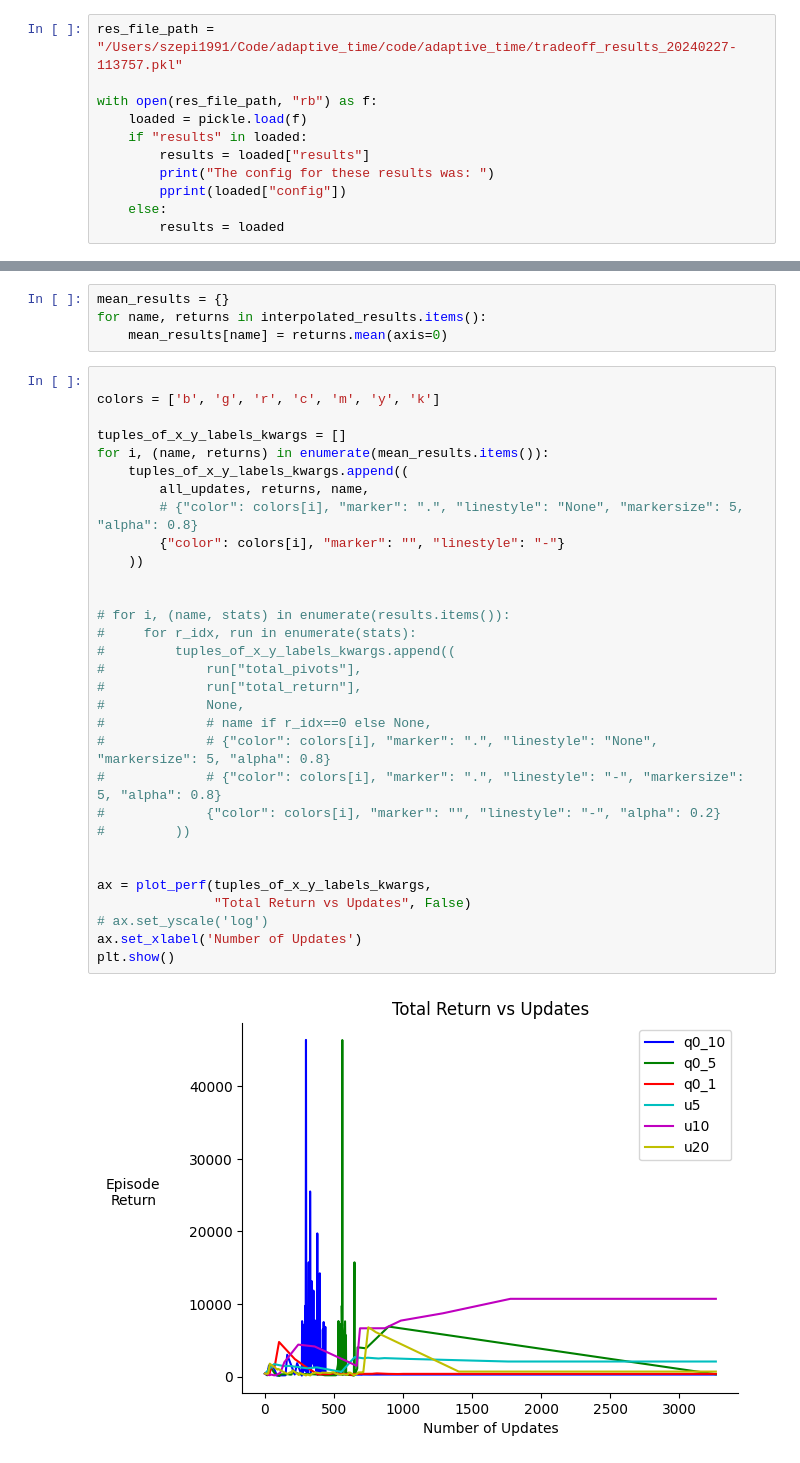
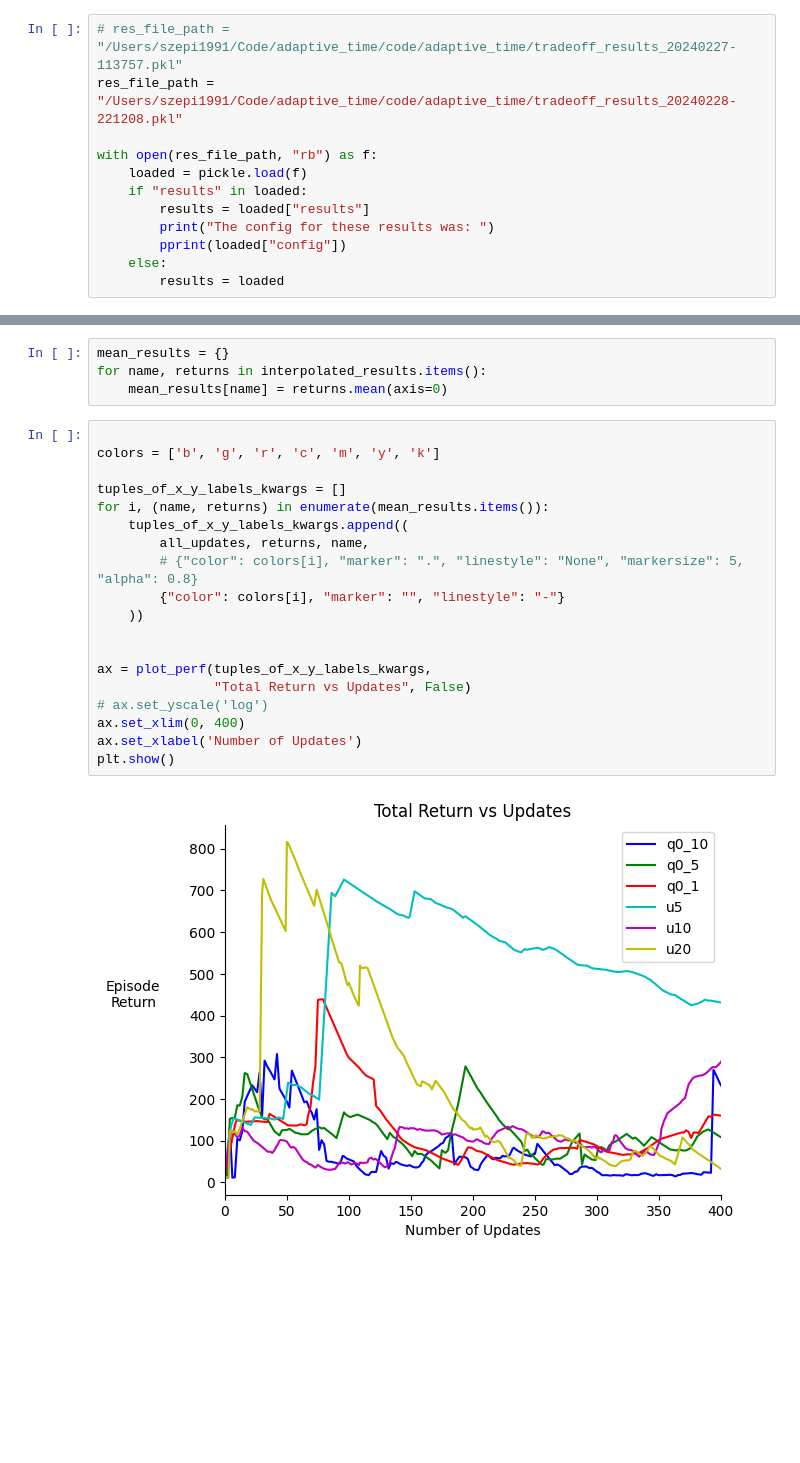
Before and after one commit to aa14k/adaptive_time, a Jupyter notebook: code/adaptive_time/notebooks/plot_control_results.ipynb, the cells around one changed output, grey strips where cells are left out. Saved outputs shown, nothing was run; the diff lists cells and outputs as text; blank space fills up the shorter version.

```diff
--- a/code/adaptive_time/notebooks/plot_control_results.ipynb
+++ b/code/adaptive_time/notebooks/plot_control_results.ipynb
@@ -7,7 +7,8 @@ import numpy as np
 
 from pprint import pprint
 # %%
-res_file_path = "/Users/szepi1991/Code/adaptive_time/code/adaptive_time/tradeoff_results_20240227-113757.pkl"
+# res_file_path = "/Users/szepi1991/Code/adaptive_time/code/adaptive_time/tradeoff_results_20240227-113757.pkl"
+res_file_path = "/Users/szepi1991/Code/adaptive_time/code/adaptive_time/tradeoff_results_20240228-221208.pkl"
 
 with open(res_file_path, "rb") as f:
     loaded = pickle.load(f)
@@ -136,33 +154,21 @@ for name, returns in interpolated_results.items():
 # %%
 
 colors = ['b', 'g', 'r', 'c', 'm', 'y', 'k']
 
 tuples_of_x_y_labels_kwargs = []
 for i, (name, returns) in enumerate(mean_results.items()):
     tuples_of_x_y_labels_kwargs.append((
         all_updates, returns, name,
         # {"color": colors[i], "marker": ".", "linestyle": "None", "markersize": 5, "alpha": 0.8}
         {"color": colors[i], "marker": "", "linestyle": "-"}
     ))
 
 
-# for i, (name, stats) in enumerate(results.items()):
-#     for r_idx, run in enumerate(stats):
-#         tuples_of_x_y_labels_kwargs.append((
-#             run["total_pivots"],
-#             run["total_return"],
-#             None,
-#             # name if r_idx==0 else None,
-#             # {"color": colors[i], "marker": ".", "linestyle": "None", "markersize": 5, "alpha": 0.8}
-#             # {"color": colors[i], "marker": ".", "linestyle": "-", "markersize": 5, "alpha": 0.8}
-#             {"color": colors[i], "marker": "", "linestyle": "-", "alpha": 0.2}
-#         ))
-
-
 ax = plot_perf(tuples_of_x_y_labels_kwargs,
                "Total Return vs Updates", False)
 # ax.set_yscale('log')
+ax.set_xlim(0, 400)
 ax.set_xlabel('Number of Updates')
 plt.show()
 # %% [output]
-[figure, old version]
+[figure, new version]
```
Also changed, not shown: parts of 7 cells of this notebook, 1 other file.
